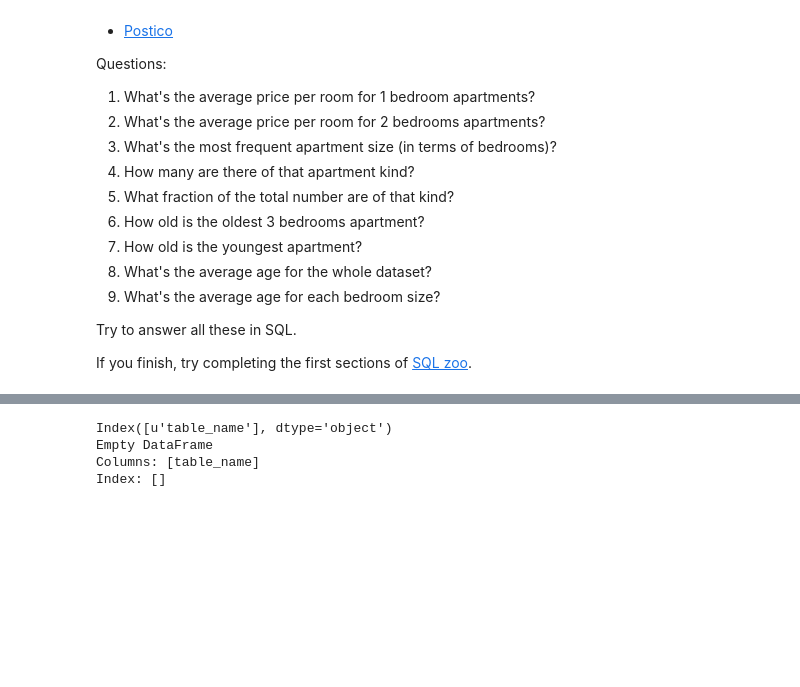
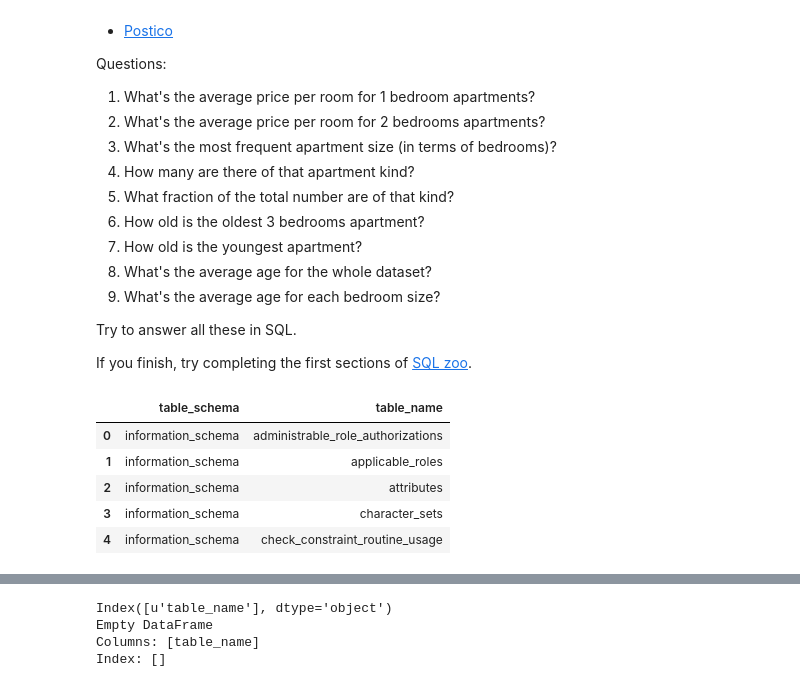
Before and after one commit to ColinJClemence/DataScienceStuff, a Jupyter notebook: curriculum/week-05/1.2-lesson/assets/readme.ipynb, the cells around one changed output, grey strips where cells are left out. Cells and saved outputs as stored; diff of their text form; code cells hidden in the pictures; blank space fills up the shorter version.

```diff
--- a/curriculum/week-05/1.2-lesson/assets/readme.ipynb
+++ b/curriculum/week-05/1.2-lesson/assets/readme.ipynb
@@ -387,8 +388,12 @@ params = {
 
 conn = psycopg2.connect(**params)
 # %%
-table_names = pd.read_sql_query('SELECT table_schema,table_name FROM information_schema.tables\
-                          ORDER BY table_schema,table_name;',con=conn)
-
-table_names2 = pd.read_sql_query('SELECT table_name FROM information_schema.tables;',
-                                con=conn)
+pd.read_sql_query('SELECT table_schema,table_name FROM information_schema.tables\
+                          ORDER BY table_schema,table_name;',con=conn).head()
+# %% [output]
+|  | table_schema | table_name |
+| 0 | information_schema | administrable_role_authorizations |
+| 1 | information_schema | applicable_roles |
+| 2 | information_schema | attributes |
+| 3 | information_schema | character_sets |
+| 4 | information_schema | check_constraint_routine_usage |
```
Also changed, not shown: parts of 2 cells of this notebook.
